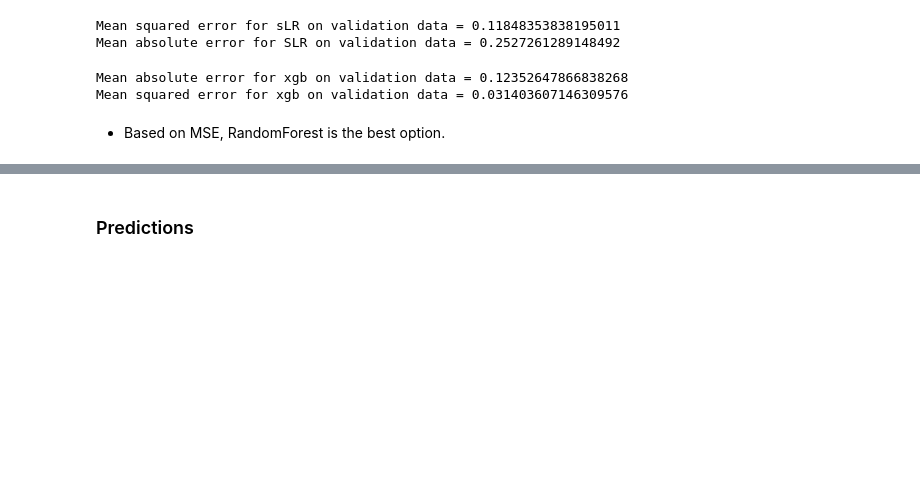
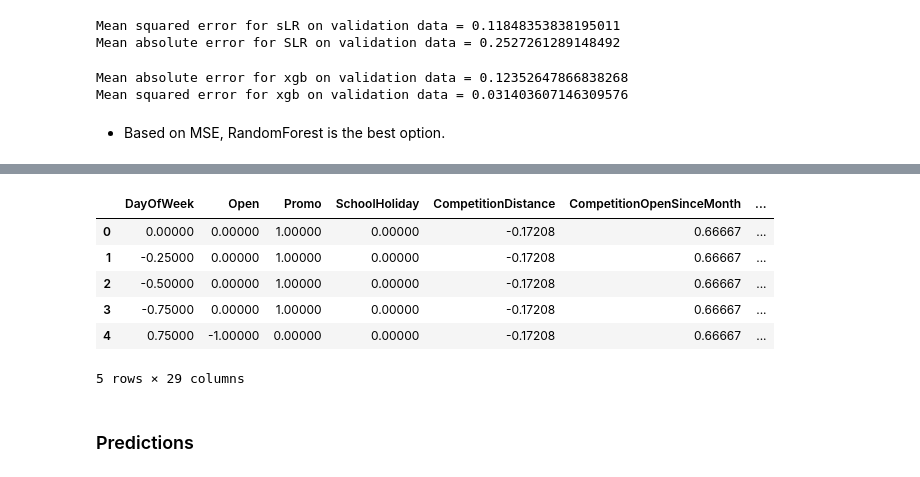
Before and after one commit to Bethelsis/Pharmaceutical-Sales-prediction, a Jupyter notebook: Notebooks/Modelling.ipynb, the cells around one changed output, grey strips where cells are left out. Drawn from its saved outputs; the diff is of its cells as text; code cells hidden in the pictures; blank space fills up the shorter version.

```diff
--- a/Notebooks/Modelling.ipynb
+++ b/Notebooks/Modelling.ipynb
@@ -322,3 +322,13 @@ important_features.sort_values(by=0,ascending=False)
+# %%
+x_test.head()
+# %% [output]
+|  | DayOfWeek | Open | Promo | SchoolHoliday | CompetitionDistance | CompetitionOpenSinceMonth | ... |
+| 0 | 0.00000 | 0.00000 | 1.00000 | 0.00000 | -0.17208 | 0.66667 | ... |
+| 1 | -0.25000 | 0.00000 | 1.00000 | 0.00000 | -0.17208 | 0.66667 | ... |
+| 2 | -0.50000 | 0.00000 | 1.00000 | 0.00000 | -0.17208 | 0.66667 | ... |
+| 3 | -0.75000 | 0.00000 | 1.00000 | 0.00000 | -0.17208 | 0.66667 | ... |
+| 4 | 0.75000 | -1.00000 | 0.00000 | 0.00000 | -0.17208 | 0.66667 | ... |
+5 rows × 29 columns
 # %% [markdown]
 ### Predictions
 # %%
```
Also changed, not shown: parts of 6 cells of this notebook.
